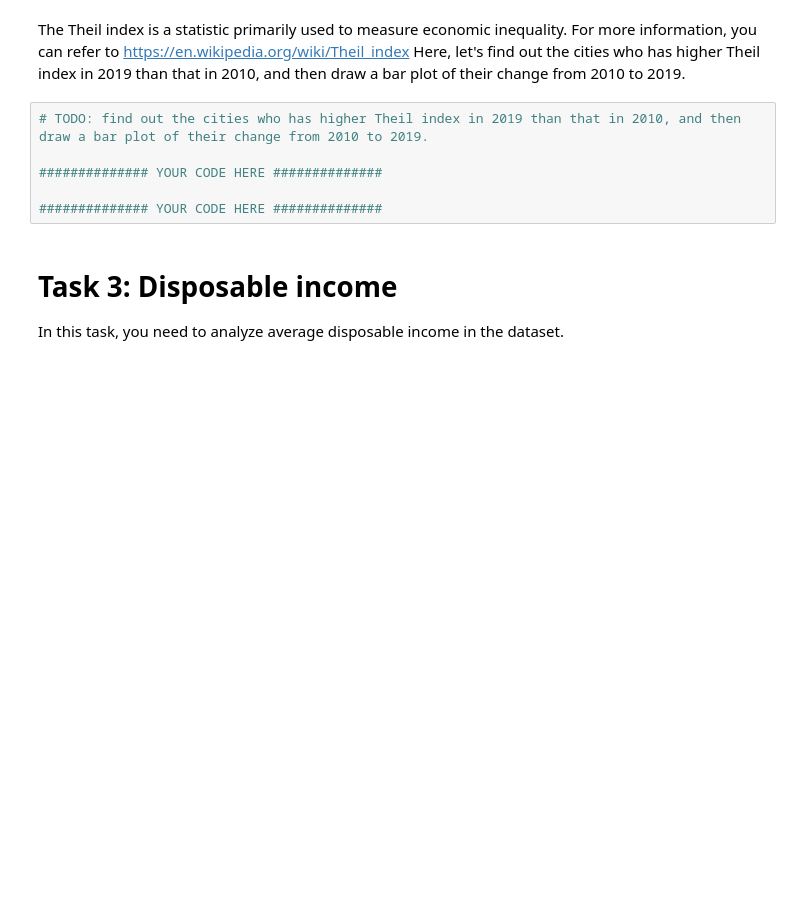
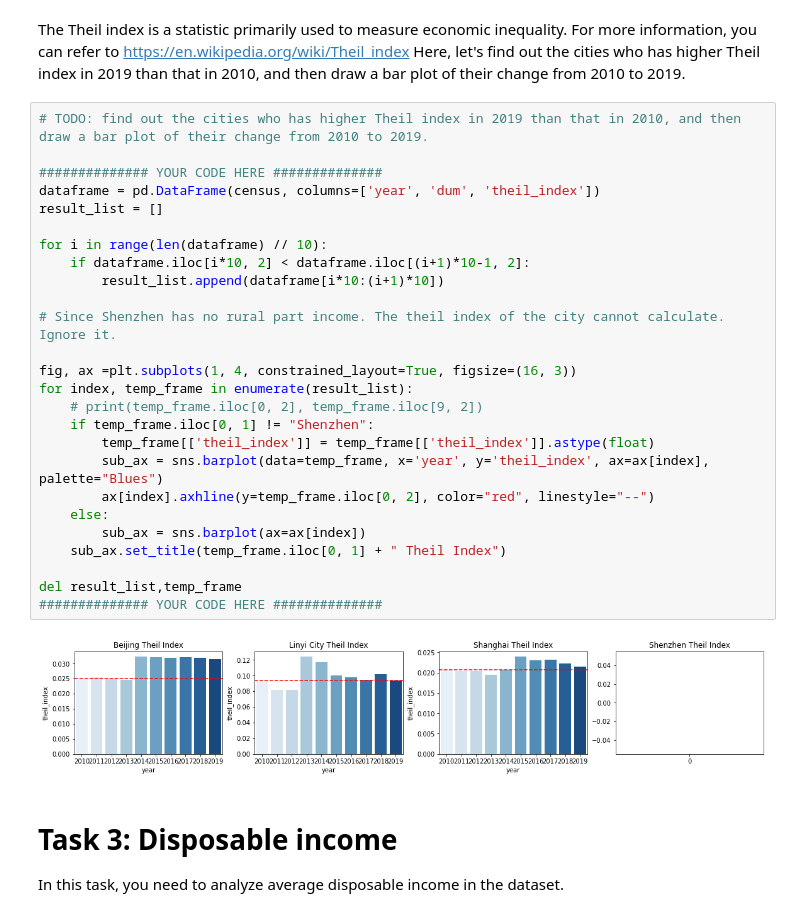
Before and after one commit to Sustech-yx/CS112, a Jupyter notebook: Final Assignment/Part1_plotting/Econ-Visualization.ipynb, the cells around one changed output. Drawn from its saved outputs; the diff is of its cells as text; blank space fills up the shorter version.

Commit message:
Complete Econ-Visualization

```diff
--- a/Final Assignment/Part1_plotting/Econ-Visualization.ipynb
+++ b/Final Assignment/Part1_plotting/Econ-Visualization.ipynb
@@ -129,12 +131,34 @@ del temp_data, cities, city
 # %% [markdown]
 The Theil index is a statistic primarily used to measure economic inequality. For more information, you can refer to https://en.wikipedia.org/wiki/Theil_index
 Here, let's find out the cities who has higher Theil index in 2019 than that in 2010, and then draw a bar plot of their change from 2010 to 2019.
-# %%
-# TODO: find out the cities who has higher Theil index in 2019 than that in 2010, and then draw a bar plot of their change from 2010 to 2019.
-
-############## YOUR CODE HERE ##############
-
-############## YOUR CODE HERE ##############
+# %%
+# TODO: find out the cities who has higher Theil index in 2019 than that in 2010, and then draw a bar plot of their change from 2010 to 2019.
+
+############## YOUR CODE HERE ##############
+dataframe = pd.DataFrame(census, columns=['year', 'dum', 'theil_index'])
+result_list = []
+
+for i in range(len(dataframe) // 10):
+    if dataframe.iloc[i*10, 2] < dataframe.iloc[(i+1)*10-1, 2]:
+        result_list.append(dataframe[i*10:(i+1)*10])
+
+# Since Shenzhen has no rural part income. The theil index of the city cannot calculate. Ignore it.
+
+fig, ax =plt.subplots(1, 4, constrained_layout=True, figsize=(16, 3))
+for index, temp_frame in enumerate(result_list):
+    # print(temp_frame.iloc[0, 2], temp_frame.iloc[9, 2])
+    if temp_frame.iloc[0, 1] != "Shenzhen":
+        temp_frame[['theil_index']] = temp_frame[['theil_index']].astype(float)
+        sub_ax = sns.barplot(data=temp_frame, x='year', y='theil_index', ax=ax[index], palette="Blues")
+        ax[index].axhline(y=temp_frame.iloc[0, 2], color="red", linestyle="--")
+    else:
+        sub_ax = sns.barplot(ax=ax[index])
+    sub_ax.set_title(temp_frame.iloc[0, 1] + " Theil Index")
+
+del result_list,temp_frame
+############## YOUR CODE HERE ##############
+# %% [output]
+[figure, added]
 # %% [markdown]
 # Task 3: Disposable income
 
```
Also changed, not shown: parts of 8 cells of this notebook.
